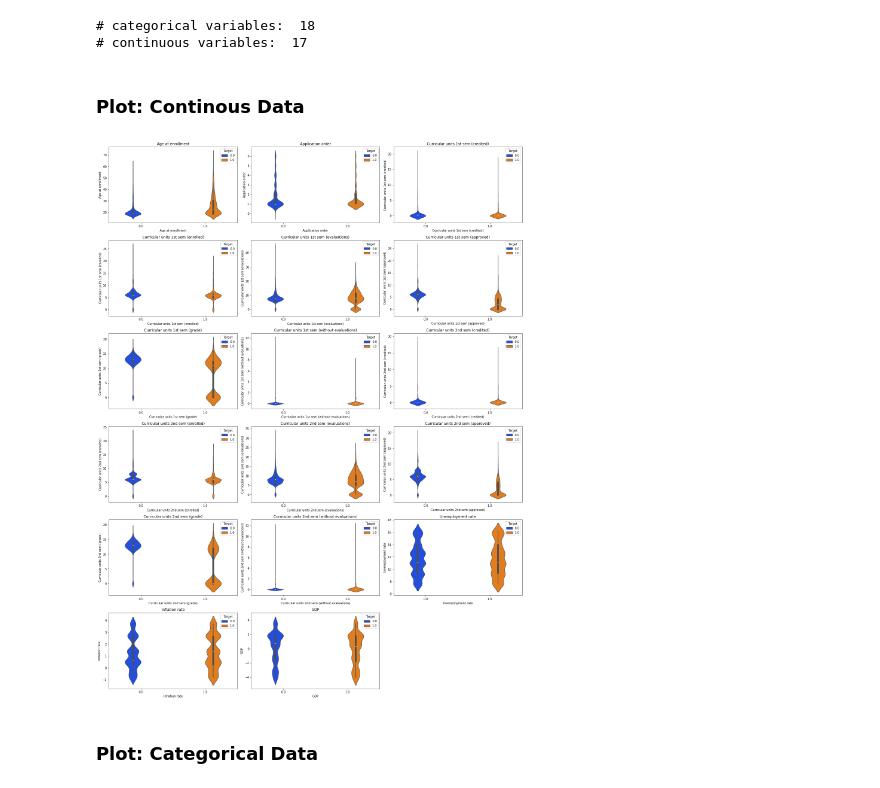
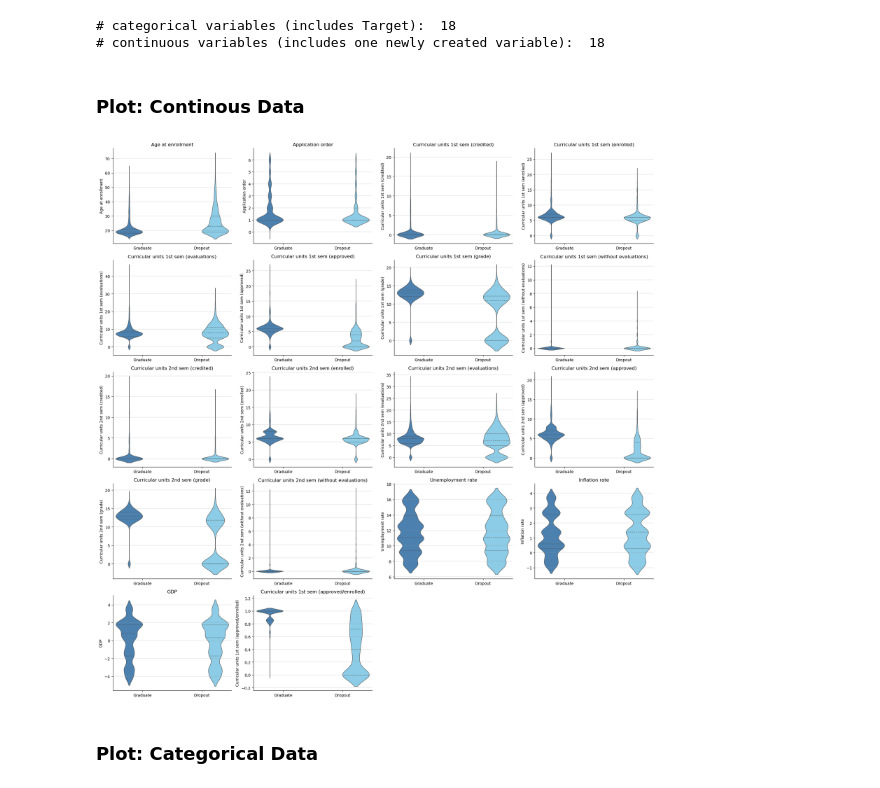
Before and after one commit to KatiaAlbito/university_dropout, a Jupyter notebook: data_exploration.ipynb, the cells around one changed output. Drawn from its saved outputs; the diff is of its cells as text; code cells hidden in the pictures.

```diff
--- a/data_exploration.ipynb
+++ b/data_exploration.ipynb
@@ -32,4 +32,5 @@ vars_mapping.rename(columns= rename_cols, inplace=True)
 # %%
+# Reducing the number of categories for attributes with too many categories.
 relabel_occupation = {1:10,	16:4,	31:5,	6:5,	21:9,	36:1,	11:4,	26:7,	41:1,
                     2:6,	17:6,	32:5,	7:2,	22:7,	37:1,	12:11,	27:3,	42:1,
                     3:7,	18:5,	33:5,	8:1,	23:7,	38:1,	13:11,	28:7,	43:8,
@@ -43,11 +44,20 @@ relabel_qualification = {1:4,	6:6,	11:3,	16:7,	21:2,	26:2,	31:7,
 4:6,	9:2,	14:2,	19:3,	24:8,	29:7,	34:6,
 5:6,	10:3,	15:7,	20:2,	25:1,	30:5}
 
+relabel_previous_qualification = {1:4,	9:3,	4:6,	12:2,	7:3,	15:5,
+2:6,	10:3,	5:6,	13:2,	8:3,	16:7,
+3:6,	11:3,	6:6,	14:7,	17:6}
+
+relabel_course = {10:3, 17:9}
+
 df0.replace(to_replace={'Mothers occupation':relabel_occupation}, inplace=True)
 df0.replace(to_replace={'Fathers occupation':relabel_occupation}, inplace=True)
 
 df0.replace(to_replace={'Mothers qualification':relabel_qualification}, inplace=True)
 df0.replace(to_replace={'Fathers qualification':relabel_qualification}, inplace=True)
+
+df0.replace(to_replace={'Previous qualification':relabel_previous_qualification}, inplace=True)
+df0.replace(to_replace={'Course':relabel_course}, inplace=True)
 # %%
 # Split variables into categories to apply the corresponding correlation method
 cat_vars = ['Marital status', 'Application mode', 'Course', 'Previous qualification', 'Nationality',
@@ -73,46 +83,59 @@ cont_vars = ['Age at enrollment','Application order','Curricular units 1st sem (
        'Curricular units 2nd sem (approved)',
        'Curricular units 2nd sem (grade)',
        'Curricular units 2nd sem (without evaluations)',
-       'Unemployment rate', 'Inflation rate', 'GDP']
+       'Unemployment rate', 'Inflation rate', 'GDP', 'Curricular units 1st sem (approved/enrolled)']
 
 
-print("# categorical variables: ",len(cat_vars))
-print("# continuous variables: ", len(cont_vars))
+print("# categorical variables (includes Target): ",len(cat_vars))
+print("# continuous variables (includes one newly created variable): ", len(cont_vars))
 # %% [output]
-# categorical variables:  18
-# continuous variables:  17
+# categorical variables (includes Target):  18
+# continuous variables (includes one newly created variable):  18
 # %% [markdown]
 ### Plot: Continous Data
 # %%
 #  Continuous Data
-a = 7  # number of rows
-b = 3  # number of columns
+a = 5  # number of rows
+b = 4  # number of columns
 c = 1  # initialize plot counter
 
-fig = plt.figure(figsize = (20,30))
 
+fig = plt.figure(figsize = (20,20))
 
 for i in cont_vars:
+
     df0_ = df0.explode(i)
     df0_[i] = df0_[i].astype('float')
+
     plt.subplot(a, b, c)
-    plt.title('{}'.format(i))
-    plt.xlabel(i)
+
     sns.violinplot(
         data=df0_,
         x="Target",
         y=i,
         dodge=True,   # separate plots of different colors
-        width=0.5,    # width of plots
-        palette = "bright",
-        hue = 'Target'
-       )
+        width=0.9,    # width of plots
+        palette=['steelblue','skyblue'],
+        hue = 'Target',
+        saturation= 0.9,
+        linewidth=0.9,
+        inner="quart")
+
+    # remove top and right borders
+    for pos in ['top', 'right']: plt.gca().spines[pos].set_visible(False)
+
+    plt.title('{}'.format(i))
+    plt.xlabel(None)
+    plt.xticks([0,1],['Graduate','Dropout'])
+    plt.grid(linestyle='-', linewidth=1.5, color='#999999', alpha=0.2, axis='y')
+    plt.legend().remove()
+
     c = c + 1
 
 plt.tight_layout()
 plt.show()
 # %% [output]
-[figure, old version]
+[figure, new version]
 # %% [markdown]
 ### Plot: Categorical Data
 # %%
```
Also changed, not shown: parts of 28 cells of this notebook.
